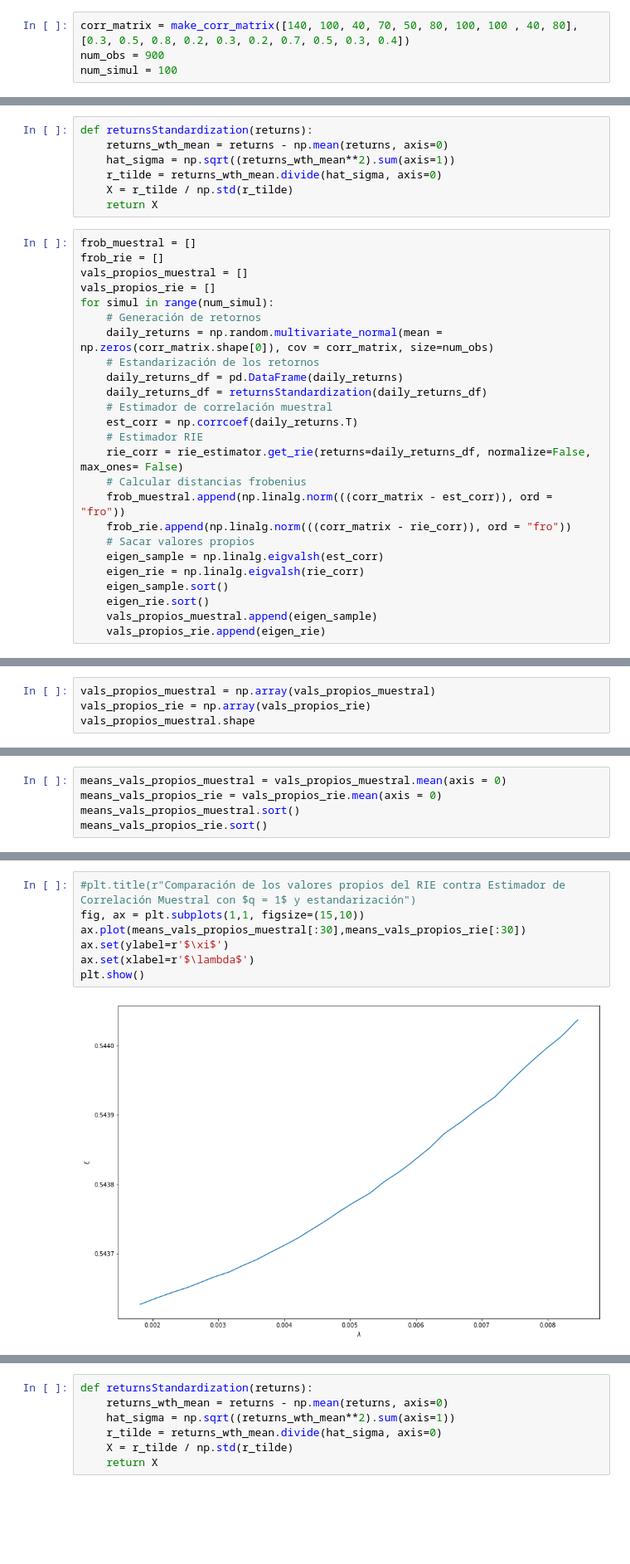
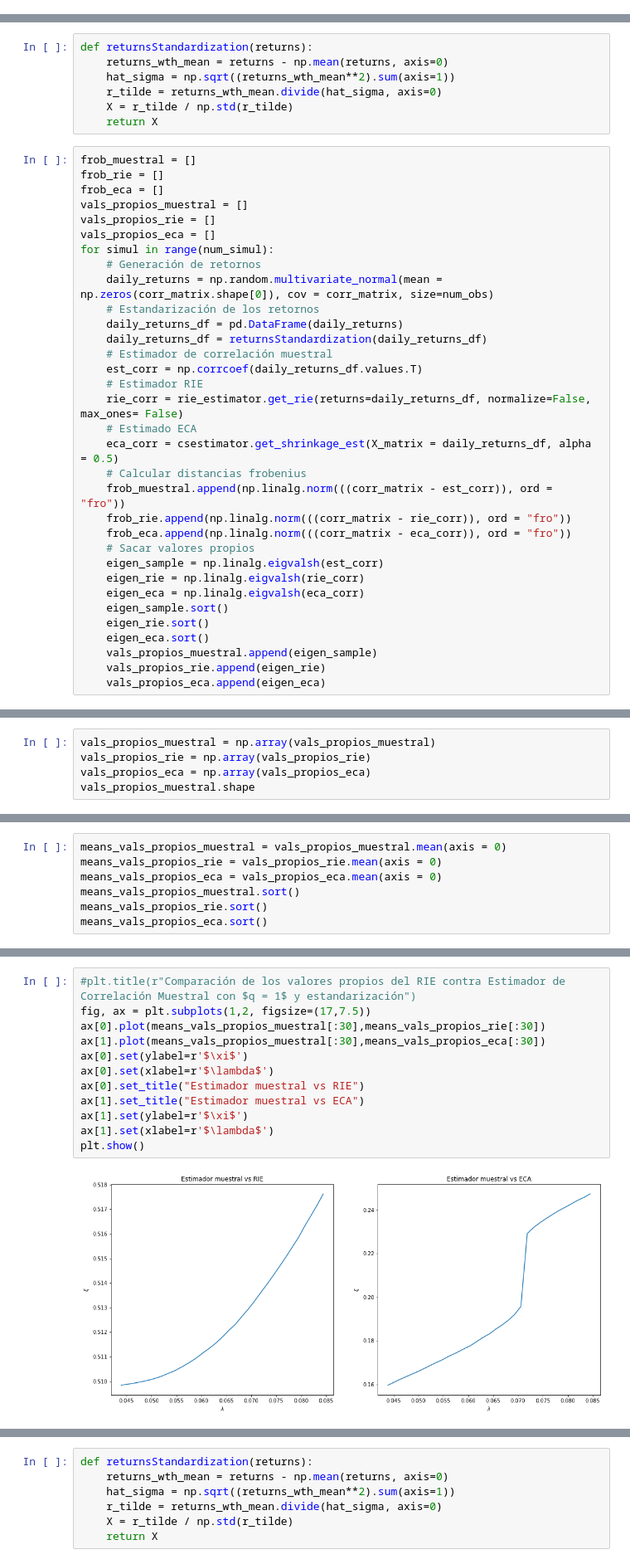
Before and after one commit to jduarte00/tesis, a Jupyter notebook: simulaciones.ipynb, the cells around one changed output, grey strips where cells are left out. Shown at 83% size. Drawn from its saved outputs; the diff is of its cells as text; blank space fills up the shorter version.

```diff
--- a/simulaciones.ipynb
+++ b/simulaciones.ipynb
@@ -509,4 +396,0 @@ plt.show()
-# %%
-corr_matrix = make_corr_matrix([140, 100, 40, 70, 50, 80, 100, 100 , 40, 80], [0.3, 0.5, 0.8, 0.2, 0.3, 0.2, 0.7, 0.5, 0.3, 0.4])
-num_obs = 900
-num_simul = 100
@@ -520,8 +407,10 @@ def returnsStandardization(returns):
 # %%
 frob_muestral = []
 frob_rie = []
+frob_eca = []
 vals_propios_muestral = []
 vals_propios_rie = []
+vals_propios_eca = []
 for simul in range(num_simul):
     # Generación de retornos
     daily_returns = np.random.multivariate_normal(mean = np.zeros(corr_matrix.shape[0]), cov = corr_matrix, size=num_obs)
@@ -529,19 +418,25 @@ for simul in range(num_simul):
     daily_returns_df = pd.DataFrame(daily_returns)
     daily_returns_df = returnsStandardization(daily_returns_df)
     # Estimador de correlación muestral
-    est_corr = np.corrcoef(daily_returns.T)
+    est_corr = np.corrcoef(daily_returns_df.values.T)
     # Estimador RIE
     rie_corr = rie_estimator.get_rie(returns=daily_returns_df, normalize=False, max_ones= False)
+    # Estimado ECA
+    eca_corr = csestimator.get_shrinkage_est(X_matrix = daily_returns_df, alpha = 0.5)
     # Calcular distancias frobenius
     frob_muestral.append(np.linalg.norm(((corr_matrix - est_corr)), ord = "fro"))
     frob_rie.append(np.linalg.norm(((corr_matrix - rie_corr)), ord = "fro"))
+    frob_eca.append(np.linalg.norm(((corr_matrix - eca_corr)), ord = "fro"))
     # Sacar valores propios
     eigen_sample = np.linalg.eigvalsh(est_corr)
     eigen_rie = np.linalg.eigvalsh(rie_corr)
+    eigen_eca = np.linalg.eigvalsh(eca_corr)
     eigen_sample.sort()
     eigen_rie.sort()
+    eigen_eca.sort()
     vals_propios_muestral.append(eigen_sample)
     vals_propios_rie.append(eigen_rie)
+    vals_propios_eca.append(eigen_eca)
 # %%
 print(np.mean(frob_muestral))
 print(np.mean(frob_rie))
@@ -557,5 +458,6 @@ print(np.std(frob_rie))
 # %%
 vals_propios_muestral = np.array(vals_propios_muestral)
 vals_propios_rie = np.array(vals_propios_rie)
+vals_propios_eca = np.array(vals_propios_eca)
 vals_propios_muestral.shape
 # %% [output]
@@ -563,5 +465,7 @@ vals_propios_muestral.shape
 # %%
 means_vals_propios_muestral = vals_propios_muestral.mean(axis = 0)
 means_vals_propios_rie = vals_propios_rie.mean(axis = 0)
+means_vals_propios_eca = vals_propios_eca.mean(axis = 0)
 means_vals_propios_muestral.sort()
 means_vals_propios_rie.sort()
+means_vals_propios_eca.sort()
@@ -568,10 +497,15 @@ means_vals_propios_rie.sort()
 # %%
 #plt.title(r"Comparación de los valores propios del RIE contra Estimador de Correlación Muestral con $q = 1$ y estandarización")
-fig, ax = plt.subplots(1,1, figsize=(15,10))
-ax.plot(means_vals_propios_muestral[:30],means_vals_propios_rie[:30])
-ax.set(ylabel=r'$\xi$')
-ax.set(xlabel=r'$\lambda$')
+fig, ax = plt.subplots(1,2, figsize=(17,7.5))
+ax[0].plot(means_vals_propios_muestral[:30],means_vals_propios_rie[:30])
+ax[1].plot(means_vals_propios_muestral[:30],means_vals_propios_eca[:30])
+ax[0].set(ylabel=r'$\xi$')
+ax[0].set(xlabel=r'$\lambda$')
+ax[0].set_title("Estimador muestral vs RIE")
+ax[1].set_title("Estimador muestral vs ECA")
+ax[1].set(ylabel=r'$\xi$')
+ax[1].set(xlabel=r'$\lambda$')
 plt.show()
 # %% [output]
-[figure, old version]
+[figure, new version]
 # %%
```
Also changed, not shown: parts of 91 cells of this notebook.
